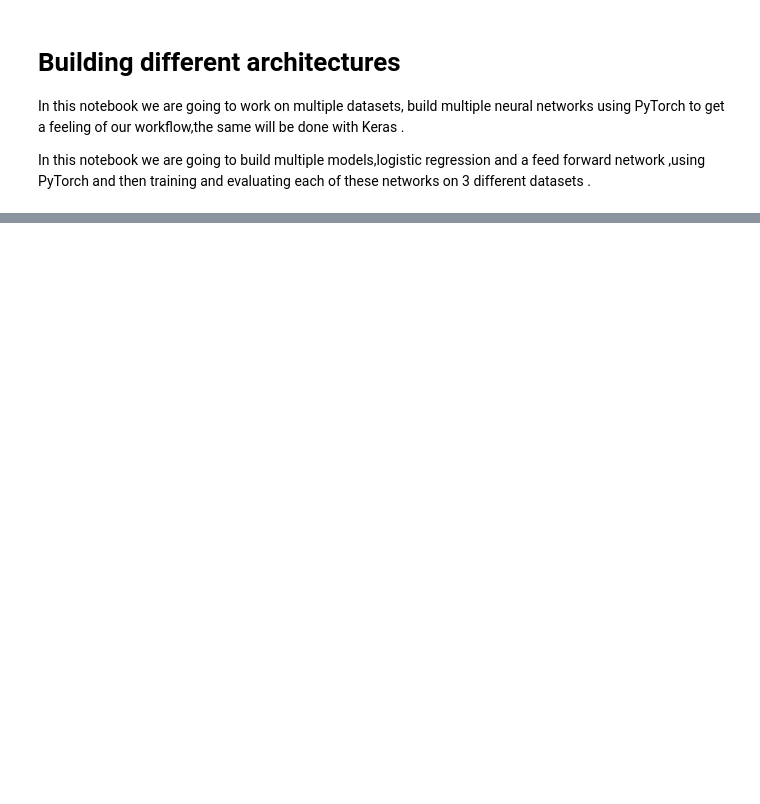
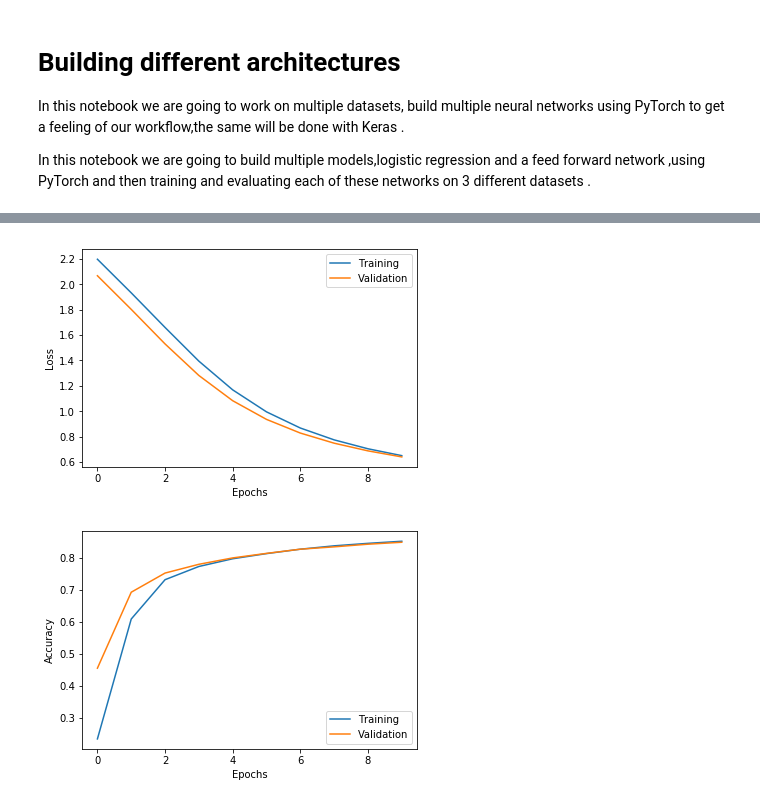
Before and after one commit to birajaghoshal/deep-learning-notes, a Jupyter notebook: neuralnetworks/Building Architectures and Learning PyTorch.ipynb, the cells around one changed output, grey strips where cells are left out. Drawn from its saved outputs; the diff is of its cells as text; code cells hidden in the pictures; blank space fills up the shorter version.

```diff
--- a/neuralnetworks/Building Architectures and Learning PyTorch.ipynb
+++ b/neuralnetworks/Building Architectures and Learning PyTorch.ipynb
@@ -80,0 +137,16 @@ NameError: name 'num_epochs' is not defined
+# %%
+# building the models
+"""
+    Our model will resemble this design (keras shows us some ASCII ARt depicting the model so l33t)
+        Input --> Layer 1 --> Activation + Droptout --> Layer 2 ... --> Layer 3 Softmax (to emit class probabilites
+        sing we are dealing with a multi class classification problem)
+
+"""
+
+model = Sequential()
+model.add(Dense(512, activation='relu', input_shape=(784,)))
+model.add(Dense(512, activation='relu'))
+model.add(Dense(10, activation='softmax'))
+
+model.compile(loss='categorical_crossentropy', optimizer=SGD(lr=0.001),
+              metrics=['accuracy'])
@@ -80,0 +173,9 @@ NameError: name 'num_epochs' is not defined
+# %%
+"""
+    Network History is like a memory of the training process it store the values of loss and accuracy after each
+    epoch to help us visualize the training process and evaluate the learning part in a visual manner .
+    It's a keras.callbacks.history object
+"""
+
+network_history = model.fit(X_train, Y_train, batch_size=128,
+                            epochs=10, verbose=1, validation_data=(X_val, Y_val))
@@ -80,0 +200,23 @@ NameError: name 'num_epochs' is not defined
+# %%
+#let's write a helper function to make plots and avoid DRY
+
+def plot_history(network_history):
+    plt.figure()
+    plt.xlabel('Epochs')
+    plt.ylabel('Loss')
+    plt.plot(network_history.history['loss'])
+    plt.plot(network_history.history['val_loss'])
+    plt.legend(['Training', 'Validation'])
+
+    plt.figure()
+    plt.xlabel('Epochs')
+    plt.ylabel('Accuracy')
+    plt.plot(network_history.history['acc'])
+    plt.plot(network_history.history['val_acc'])
+    plt.legend(['Training', 'Validation'], loc='lower right')
+    plt.show()
+
+plot_history(network_history)
+# %% [output]
+[figure, added]
+[figure, added]
```
Also changed, not shown: parts of 18 cells of this notebook, 1 other file.
